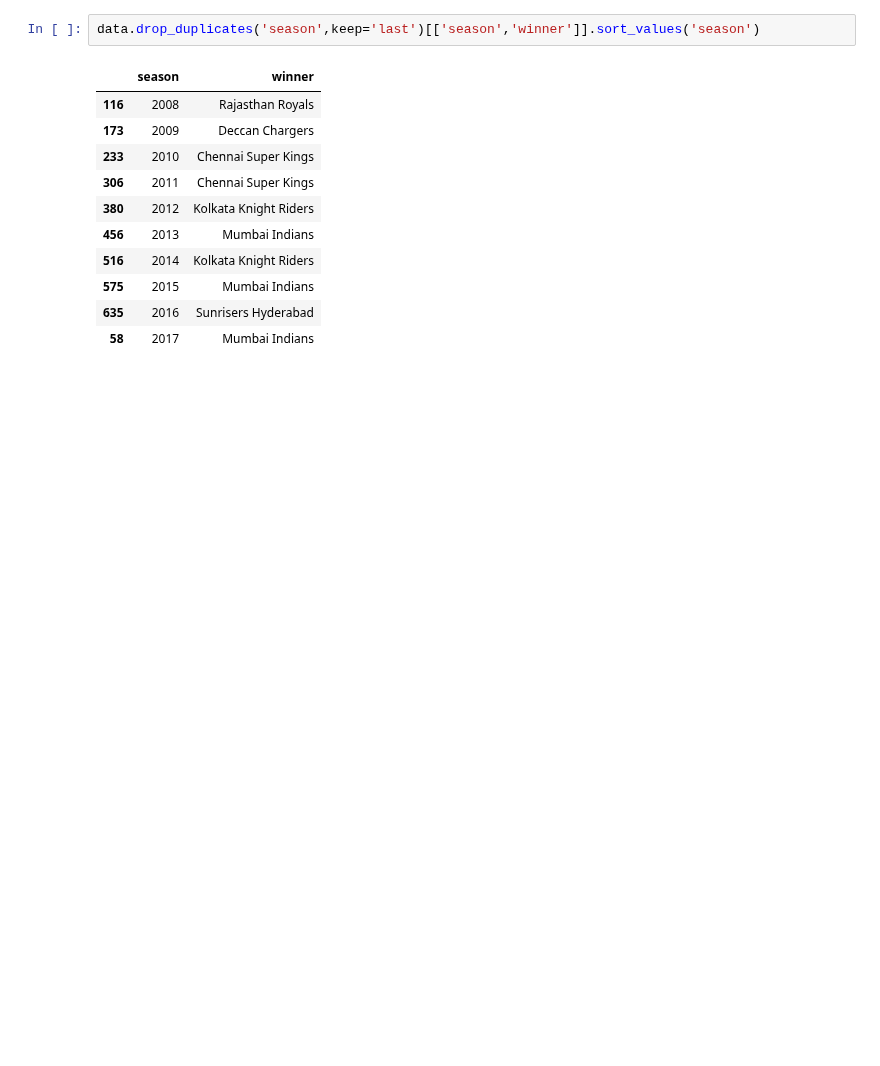
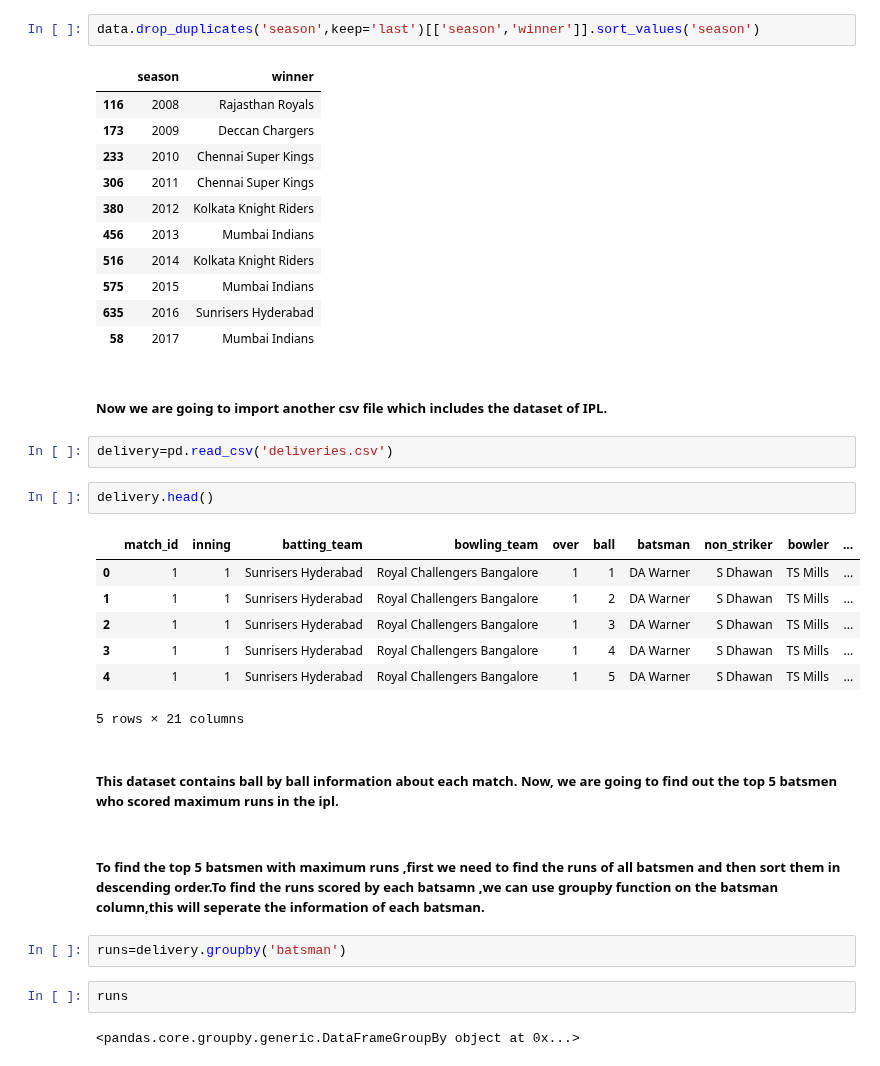
Before and after one commit to Shreyasb1015/Machine-Learning, a Jupyter notebook: pandas-tutorial/filtering-dataframe.ipynb, the cells around one changed output. Saved outputs shown, nothing was run; the diff lists cells and outputs as text; blank space fills up the shorter version.

```diff
--- a/pandas-tutorial/filtering-dataframe.ipynb
+++ b/pandas-tutorial/filtering-dataframe.ipynb
@@ -400,3 +400,27 @@ data.drop_duplicates('season',keep='last')[['season','winner']].sort_values('sea
 | 575 | 2015 | Mumbai Indians |
 | 635 | 2016 | Sunrisers Hyderabad |
 | 58 | 2017 | Mumbai Indians |
+# %% [markdown]
+##### Now we are going to import another csv file which includes the dataset of IPL.
+# %%
+delivery=pd.read_csv('deliveries.csv')
+# %%
+delivery.head()
+# %% [output]
+|  | match_id | inning | batting_team | bowling_team | over | ball | batsman | non_striker | bowler | ... |
+| 0 | 1 | 1 | Sunrisers Hyderabad | Royal Challengers Bangalore | 1 | 1 | DA Warner | S Dhawan | TS Mills | ... |
+| 1 | 1 | 1 | Sunrisers Hyderabad | Royal Challengers Bangalore | 1 | 2 | DA Warner | S Dhawan | TS Mills | ... |
+| 2 | 1 | 1 | Sunrisers Hyderabad | Royal Challengers Bangalore | 1 | 3 | DA Warner | S Dhawan | TS Mills | ... |
+| 3 | 1 | 1 | Sunrisers Hyderabad | Royal Challengers Bangalore | 1 | 4 | DA Warner | S Dhawan | TS Mills | ... |
+| 4 | 1 | 1 | Sunrisers Hyderabad | Royal Challengers Bangalore | 1 | 5 | DA Warner | S Dhawan | TS Mills | ... |
+5 rows × 21 columns
+# %% [markdown]
+##### This dataset contains ball by ball information about each match. Now, we are going to find out the top  5 batsmen who scored maximum runs in the ipl.
+# %% [markdown]
+##### To find the top 5 batsmen with maximum runs ,first we need to find the runs of all batsmen and then sort them in descending order.To find the runs scored by each batsamn ,we can use groupby function on the batsman column,this will seperate the information of each batsman.
+# %%
+runs=delivery.groupby('batsman')
+# %%
+runs
+# %% [output]
+<pandas.core.groupby.generic.DataFrameGroupBy object at 0x...>
```
Also changed, not shown: parts of 26 cells of this notebook, 2 other files.
